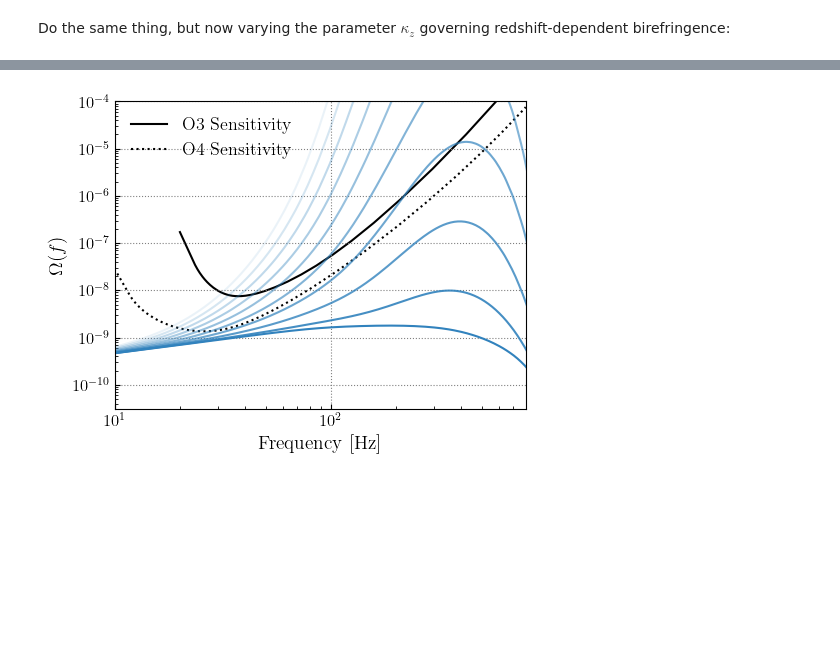
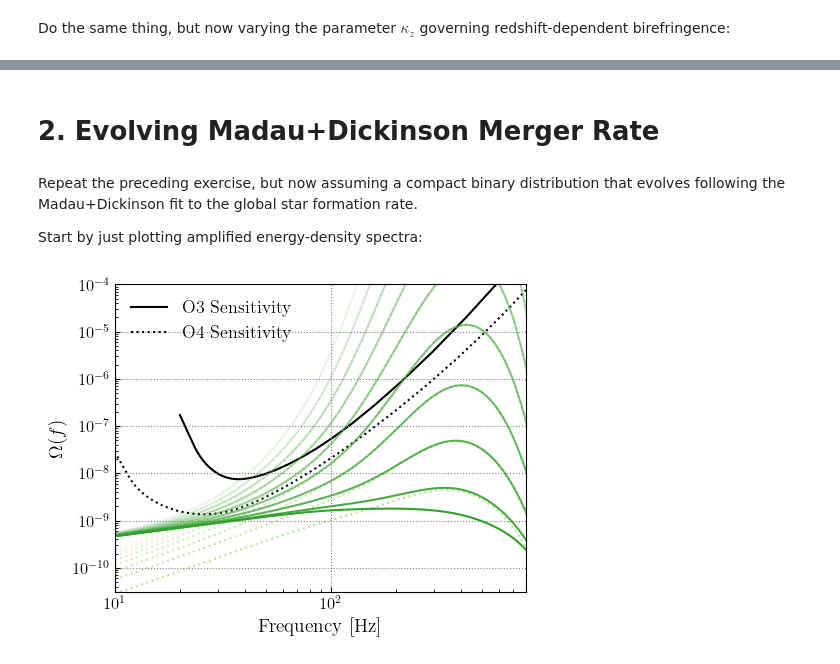
Before and after one commit to tcallister/stochastic-birefringence, a Jupyter notebook: kappa_inference_demo.ipynb, the cells around one changed output, grey strips where cells are left out. Cells and saved outputs as stored; diff of their text form; code cells hidden in the pictures; blank space fills up the shorter version.

```diff
--- a/kappa_inference_demo.ipynb
+++ b/kappa_inference_demo.ipynb
@@ -247,21 +261,26 @@ Start by computing a likelihood as a function of $\kappa_D$, assuming $\kappa_z
 # %%
 # Range of kappa parameters
-kappa_dcs = np.linspace(0,1.,100)
+kappa_dcs = np.linspace(0,0.6,200)
 
 # Instantiate an array to hold log likelihood values, and loop across kappas
 log_likelihoods_dc = np.zeros_like(kappa_dcs)
 for i,k in enumerate(kappa_dcs):
 
     # For each kappa, compute an expected model stochastic background
-    OmgI = omg.eval(R0,dRdV_uniform,f_H1L1_O3,k,0)
+    OmgI,OmgV = omg.eval(R0,dRdV_uniform,f_H1L1_O3,k,0)
+
+    # Construct baseline-dependent models
+    model_background_HL = OmgI + (H1L1_gammaV/H1L1_gammaI)*OmgV
+    model_background_HV = OmgI + (H1V1_gammaV/H1V1_gammaI)*OmgV
+    model_background_LV = OmgI + (L1V1_gammaV/L1V1_gammaI)*OmgV
 
     # Given this prediction, add the log-likelihoods of our observations from each baseline
     log_likelihoods_dc[i] = 0
-    log_likelihoods_dc[i] += np.sum(-(C_H1L1_O1-OmgI)**2/(2.*sigma_H1L1_O1**2))
-    log_likelihoods_dc[i] += np.sum(-(C_H1L1_O2-OmgI)**2/(2.*sigma_H1L1_O2**2))
-    log_likelihoods_dc[i] += np.sum(-(C_H1L1_O3-OmgI)**2/(2.*sigma_H1L1_O3**2))
-    log_likelihoods_dc[i] += np.sum(-(C_H1V1_O3-OmgI)**2/(2.*sigma_H1V1_O3**2))
-    log_likelihoods_dc[i] += np.sum(-(C_L1V1_O3-OmgI)**2/(2.*sigma_L1V1_O3**2))
+    log_likelihoods_dc[i] += np.sum(-(C_H1L1_O1-model_background_HL)**2/(2.*sigma_H1L1_O1**2))
+    log_likelihoods_dc[i] += np.sum(-(C_H1L1_O2-model_background_HL)**2/(2.*sigma_H1L1_O2**2))
+    log_likelihoods_dc[i] += np.sum(-(C_H1L1_O3-model_background_HL)**2/(2.*sigma_H1L1_O3**2))
+    log_likelihoods_dc[i] += np.sum(-(C_H1V1_O3-model_background_HV)**2/(2.*sigma_H1V1_O3**2))
+    log_likelihoods_dc[i] += np.sum(-(C_L1V1_O3-model_background_LV)**2/(2.*sigma_L1V1_O3**2))
 
 # Subtract off the max so numpy doesn't freak out when we exponentiate, then exponentiate
 log_likelihoods_dc -= np.max(log_likelihoods_dc)
@@ -346,24 +387,39 @@ plt.show()
+# %% [markdown]
+# 2. Evolving Madau+Dickinson Merger Rate
+# %% [markdown]
+Repeat the preceding exercise, but now assuming a compact binary distribution that evolves following the Madau+Dickinson fit to the global star formation rate.
+
+Start by just plotting amplified energy-density spectra:
 # %%
-O3_PI_freqs,O3_PI = np.loadtxt('../input/O3PICurve.dat',unpack=True,usecols=(0,2),skiprows=4)
-design_PI_freqs,design_PI = np.loadtxt('../input/Design_HLV_flow_10.txt',unpack=True,usecols=(0,1))
-
 fig,ax = plt.subplots(figsize=(5.3,4))
 
-kappas = np.linspace(0,1,10)
-for i,k in enumerate(kappas):
-    testSpectrum = omg.eval(20.,dRdV_md,freqs,k,'dist')
-    ax.plot(freqs,testSpectrum,color='#3182bd',alpha=1.-float(i/kappas.size))
+# Form a grid of kappa values
+kappa_dcs = np.linspace(0,0.75,10)
 
-ax.plot(O3_PI_freqs,O3_PI,color='black',zorder=-1,label='O3 Sensitivity')
-ax.plot(design_PI_freqs,design_PI,color='black',ls=':',zorder=-1,label='O4 Sensitivity')
+# Also define a range of frequencies at which we want to evaluate the SGWB
+freqs = np.logspace(1,3.5,300)
 
+# Loop across kappa values
+for i,k in enumerate(kappa_dcs):
+
+    # At each value, compute and plot the resulting SGWB
+    # Note that the "redshift" kappa is fixed to zero
+    Omega_I_f,Omega_V_f = omg.eval(R0,dRdV_md,freqs,k,0)
+    ax.plot(freqs,Omega_I_f,color=green,alpha=1.-float(i/kappa_dcs.size))
+    ax.plot(freqs,Omega_V_f,color="#b2df8a",alpha=1.-float(i/kappa_dcs.size),zorder=-1,ls=':')
+
+# Overplot O3 and O4 PI sensitivity curves
+ax.plot(O3_PI_freqs,O3_PI,color='black',zorder=-2,label='O3 Sensitivity')
+ax.plot(design_PI_freqs,design_PI,color='black',ls=':',zorder=-2,label='O4 Sensitivity')
+
+# Misc formatting
 ax.legend(loc='upper left',frameon=False,fontsize=13)
 ax.set_xscale('log')
 ax.set_yscale('log')
 ax.set_xlim(10,800)
 ax.set_ylim(3e-11,1e-4)
 ax.set_xlabel('Frequency [Hz]')
 ax.set_ylabel('$\Omega(f)$')
 plt.show()
 # %% [output]
-[figure, old version]
+[figure, new version]
```
Also changed, not shown: parts of 51 cells of this notebook, 1 other file.
